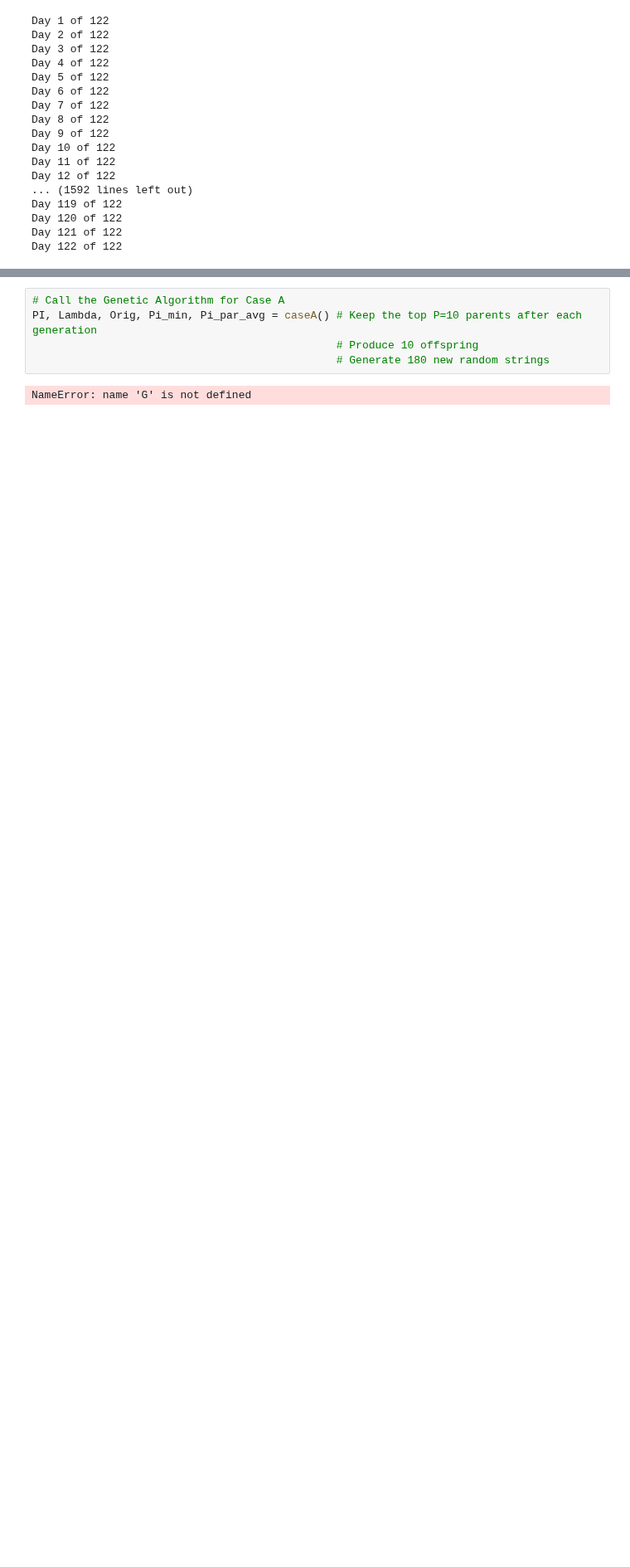
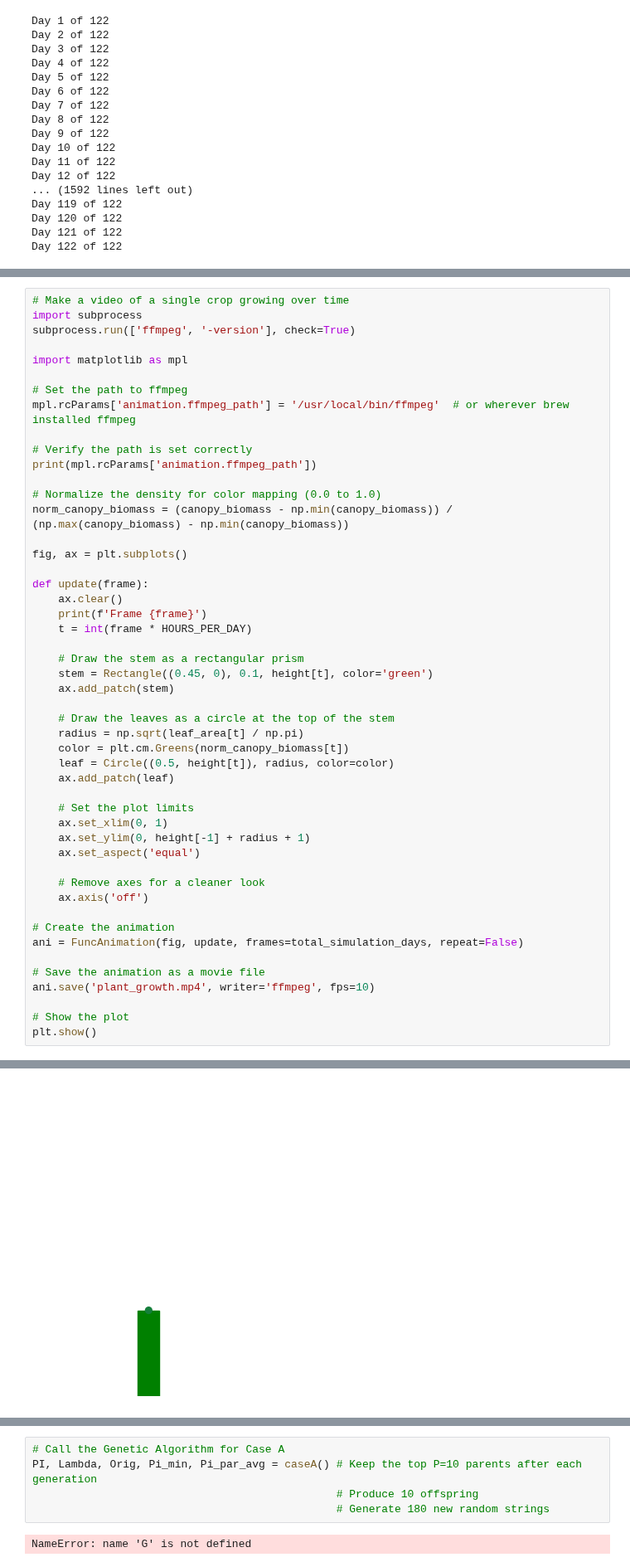
Before and after one commit to carlacupcake/smartfarm, a Jupyter notebook: code/smartfarm.ipynb, the cells around one changed output, grey strips where cells are left out. Shown at 83% size. Drawn from its saved outputs; the diff is of its cells as text; blank space fills up the shorter version.

Commit message:
2D plant growth plotting working

```diff
--- a/code/smartfarm.ipynb
+++ b/code/smartfarm.ipynb
@@ -827,3 +833,53 @@ plt.show()
 [figure]
 [figure]
 [figure]
+# %%
+# Make a video of a single crop growing over time
+import subprocess
+subprocess.run(['ffmpeg', '-version'], check=True)
+
+import matplotlib as mpl
+
+# Set the path to ffmpeg
+mpl.rcParams['animation.ffmpeg_path'] = '/usr/local/bin/ffmpeg'  # or wherever brew installed ffmpeg
+
+# Verify the path is set correctly
+print(mpl.rcParams['animation.ffmpeg_path'])
+
+# Normalize the density for color mapping (0.0 to 1.0)
+norm_canopy_biomass = (canopy_biomass - np.min(canopy_biomass)) / (np.max(canopy_biomass) - np.min(canopy_biomass))
+
+fig, ax = plt.subplots()
+
+def update(frame):
+    ax.clear()
+    print(f'Frame {frame}')
+    t = int(frame * HOURS_PER_DAY)
+
+    # Draw the stem as a rectangular prism
+    stem = Rectangle((0.45, 0), 0.1, height[t], color='green')
+    ax.add_patch(stem)
+
+    # Draw the leaves as a circle at the top of the stem
+    radius = np.sqrt(leaf_area[t] / np.pi)
+    color = plt.cm.Greens(norm_canopy_biomass[t])
+    leaf = Circle((0.5, height[t]), radius, color=color)
+    ax.add_patch(leaf)
+
+    # Set the plot limits
+    ax.set_xlim(0, 1)
+    ax.set_ylim(0, height[-1] + radius + 1)
+    ax.set_aspect('equal')
+
+    # Remove axes for a cleaner look
+    ax.axis('off')
+
+# Create the animation
+ani = FuncAnimation(fig, update, frames=total_simulation_days, repeat=False)
+
+# Save the animation as a movie file
+ani.save('plant_growth.mp4', writer='ffmpeg', fps=10)
+
+# Show the plot
+plt.show()
+# %% [output]
@@ -830,3 +903,4 @@ plt.show()
+[figure, added]
 # %%
 # Genetic Algorithm Helper Functions
 
```
Also changed, not shown: parts of 4 cells of this notebook, 1 other file.
